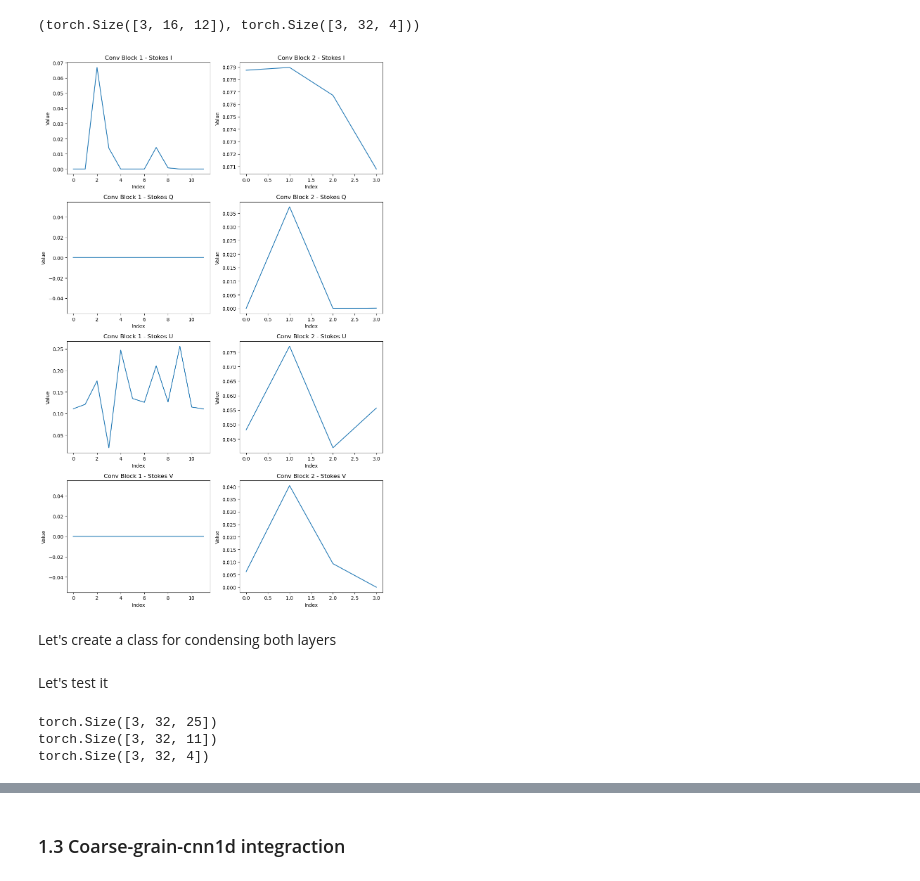
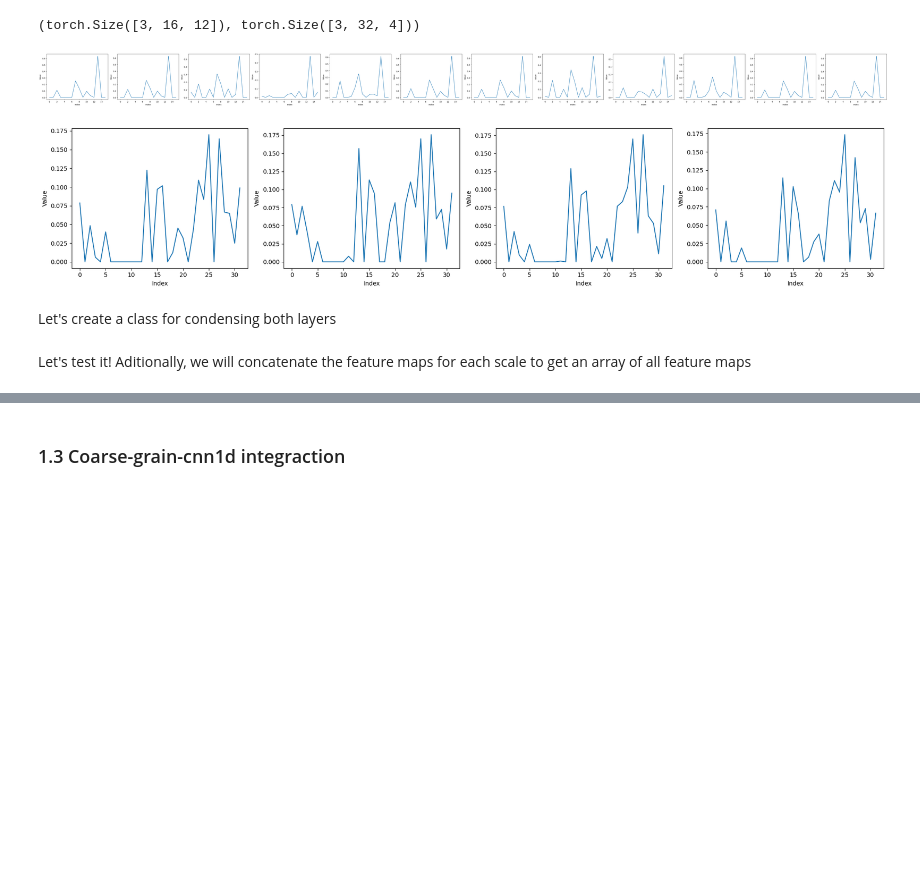
Before and after one commit to juagudeloo/Tesis_maestria_OAN, a Jupyter notebook: notebooks/Check_transforms.ipynb, the cells around one changed output, grey strips where cells are left out. Saved outputs shown, nothing was run; the diff lists cells and outputs as text; code cells hidden in the pictures; blank space fills up the shorter version.

```diff
--- a/notebooks/Check_transforms.ipynb
+++ b/notebooks/Check_transforms.ipynb
@@ -157,7 +157,7 @@ fig, axs = plt.subplots(4, len(scales), figsize=(len(scales)*5, 4*4))
 for i in range(4):
     for idx, s in enumerate(scales):
         ax = axs[i, idx]
-        ax.plot(np.linspace(new_wl[0], new_wl[-1], stokes_scales[f"{s}_scale"].shape[-1]), stokes_scales[f"{s}_scale"][0,i,:], label=f'Stokes {channels[i]}')
+        ax.plot(np.linspace(new_wl[0], new_wl[-1], stokes_scales[f"{s}_scale"].shape[-1]), stokes_scales[f"{s}_scale"][0,i,:].cpu(), label=f'Stokes {channels[i]}')
         ax.set_title(f'Stokes {channels[i]} - Scale {s}')
         ax.set_xlabel('Wavelength')
         ax.set_ylabel('Value')
@@ -171,20 +171,26 @@ plt.show()
 Let's create a class for the coarse-grain operation to be a layer
 # %%
 class CoarseGrain(nn.Module):
-    def __init__(self, scale: list[int]):
+    def __init__(self, scale: int):
         super(CoarseGrain, self).__init__()
         self.scale = scale
 
     def forward(self, x):
         n_samples = x.size(0)
         n_channels = x.size(1)
-        stokes_scale = torch.zeros((n_samples, n_channels, new_points // self.scale), dtype=torch.float32, device=device)
-        for sample in range(x.size(0)):
-            for chan in range(len(channels)):
+        new_points = x.size(2)
+        stokes_scale = torch.zeros((n_samples, n_channels, new_points // self.scale), dtype=torch.float32, device=x.device)
+
+        for sample in range(n_samples):
+            for chan in range(n_channels):
                 for j in range(new_points // self.scale):
-                        stokes_scale[sample,chan,j] = torch.mean(x[sample,chan, j*s:(j+1)*s], dim=0)
-        x = stokes_scale
-        return x
+                    slice_x = x[sample, chan, j*self.scale:(j+1)*self.scale]
+                    if slice_x.numel() > 0:  # Ensure the slice is not empty
+                        stokes_scale[sample, chan, j] = torch.mean(slice_x, dim=0)
+                    else:
+                        raise ValueError("Empty slice")
+
+        return stokes_scale
 # %%
 # Create random input sizes
 random_input_image = (1, 4, 114)
@@ -229,7 +235,7 @@ fig, axs = plt.subplots(4, len(scales), figsize=(len(scales)*5, 4*4))
 for i in range(4):
     for idx, s in enumerate(scales):
         ax = axs[i, idx]
-        ax.plot(np.linspace(new_wl[0], new_wl[-1], stokes_scales[f"{s}_scale"].shape[-1]), stokes_scales[f"{s}_scale"][1, i,:], label=f'Stokes {channels[i]}')
+        ax.plot(np.linspace(new_wl[0], new_wl[-1], stokes_scales[f"{s}_scale"].shape[-1]), stokes_scales[f"{s}_scale"][1, i,:].cpu(), label=f'Stokes {channels[i]}')
         ax.set_title(f'Stokes {channels[i]} - Scale {s}')
         ax.set_xlabel('Wavelength')
         ax.set_ylabel('Value')
@@ -249,10 +255,10 @@ c2_filters = 32
 p = 2
 conv_block1 = nn.Sequential(nn.Conv1d(in_channels = 4, out_channels=c1_filters, kernel_size=5, stride=1, padding=0),
                                     nn.ReLU(),
-                                    nn.MaxPool1d(kernel_size=p))
+                                    nn.MaxPool1d(kernel_size=p)).to(device)
 conv_block2 = nn.Sequential(nn.Conv1d(in_channels = c1_filters, out_channels=c2_filters, kernel_size=5, stride=1, padding=0),
                                     nn.ReLU(),
-                                    nn.MaxPool1d(kernel_size=p))
+                                    nn.MaxPool1d(kernel_size=p)).to(device)
 # %% [markdown]
 Let's try with $s = 4$
 # %%
@@ -267,25 +273,31 @@ conv1_output.size(), conv2_output.size()
 # %% [output]
 (torch.Size([3, 16, 12]), torch.Size([3, 32, 4]))
 # %%
-fig, axs = plt.subplots(4, 2, figsize=(2*5, 4*4))
+fig, ax = plt.subplots(1, conv1_output.size(-1), figsize = (conv1_output.size(-1)*5, 4))
 
-for i in range(4):
-    ax1 = axs[i, 0]
-    ax1.plot(conv1_output[0, i].cpu().detach().numpy())
-    ax1.set_title(f'Conv Block 1 - Stokes {channels[i]}')
-    ax1.set_xlabel('Index')
-    ax1.set_ylabel('Value')
+for i in range(conv1_output.size(-1)):
+    ax[i].plot(conv1_output[0, :,i].cpu().detach().numpy())
+    ax[i].set_xlabel('Index')
+    ax[i].set_ylabel('Value')
 
-    ax2 = axs[i, 1]
-    ax2.plot(conv2_output[0, i].cpu().detach().numpy())
-    ax2.set_title(f'Conv Block 2 - Stokes {channels[i]}')
-    ax2.set_xlabel('Index')
-    ax2.set_ylabel('Value')
 
 plt.tight_layout()
 plt.show()
 # %% [output]
-[figure, old version]
+[figure, new version]
+# %%
+fig, ax = plt.subplots(1, conv2_output.size(-1), figsize = (conv2_output.size(-1)*5, 4))
+
+for i in range(conv2_output.size(-1)):
+    ax[i].plot(conv2_output[0, :,i].cpu().detach().numpy())
+    ax[i].set_xlabel('Index')
+    ax[i].set_ylabel('Value')
+
+
+plt.tight_layout()
+plt.show()
+# %% [output]
+[figure, added]
 # %% [markdown]
 Let's create a class for condensing both layers
 # %%
@@ -303,15 +315,8 @@ class ConvBlock(nn.Module):
         x = self.c1(x)
         x = self.c2(x)
         return x
-# %% [markdown]
-Let's test it
+# %% [markdown]
+Let's test it! Aditionally, we will concatenate the feature maps for each scale to get an array of all feature maps
 # %%
-for s in scales:
-    stokes_cg = stokes_scales[f"{s}_scale"]
-    conv_block = ConvBlock(in_channels=4, c1_filters=16, c2_filters=32, kernel_size=5, stride=1, padding=0, pool_size=2).to(device)
-    conv_block_output = conv_block(stokes_cg)
-    print(conv_block_output.size())
+coarse_grains = nn.ModuleDict({f"scale_{s}": CoarseGrain(scale = s) for s in scales})
+conv_block = ConvBlock(in_channels=4, c1_filters=16, c2_filters=32, kernel_size=5, stride=1, padding=0, pool_size=2).to(device)
-# %% [output]
-torch.Size([3, 32, 25])
-torch.Size([3, 32, 11])
-torch.Size([3, 32, 4])
```
Also changed, not shown: parts of 13 cells of this notebook, 3 other files.
